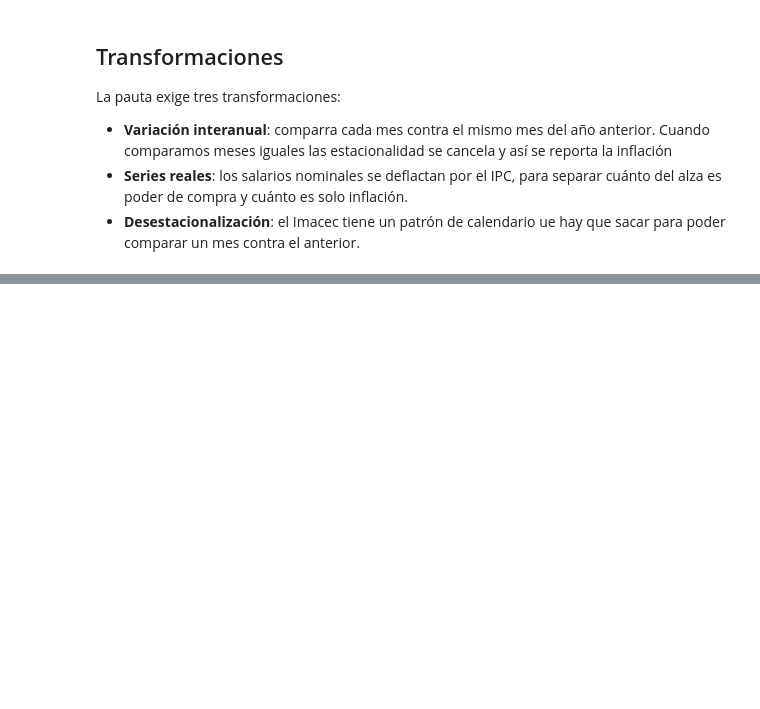
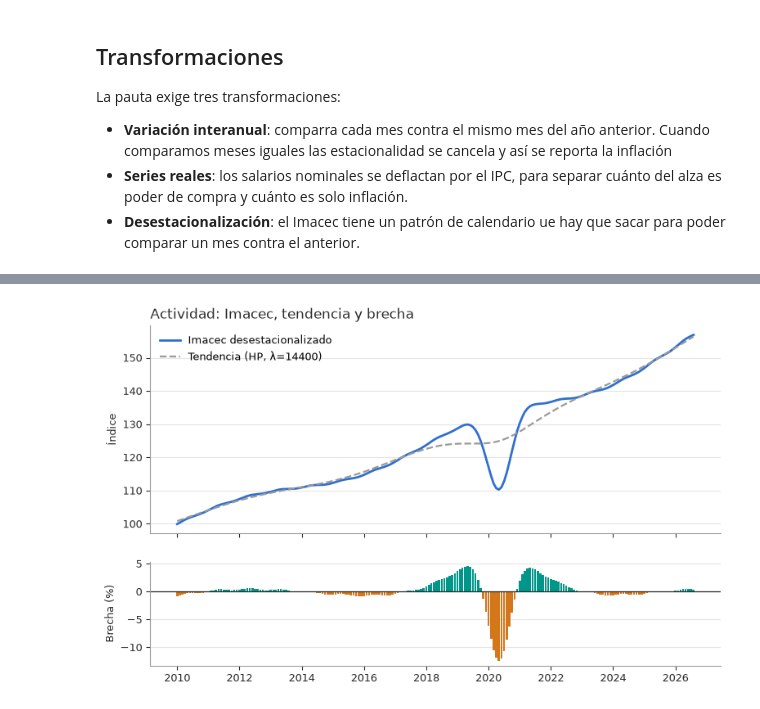
Before and after one commit to danielcornejo2/Proyecto_Economia, a Jupyter notebook: notebooks/02_analisis_coyuntura.ipynb, the cells around one changed output, grey strips where cells are left out. Cells and saved outputs as stored; diff of their text form; code cells hidden in the pictures; blank space fills up the shorter version.

```diff
--- a/notebooks/02_analisis_coyuntura.ipynb
+++ b/notebooks/02_analisis_coyuntura.ipynb
@@ -100,0 +153,36 @@ def desestacionalizar(serie):
+# %%
+# CELDA TEMPORAL datos inventados mientras no exista la base
+ciclo_falso = -0.18 * np.exp(-((t - 124) ** 2) / 40) + 0.02 * np.sin(t / 15)
+imacec_falso = 100 * np.exp(0.0022 * t) * (1 + ciclo_falso) * (1 + 0.03 * np.sin(2 * np.pi * t / 12))
+imacec_falso = pd.Series(imacec_falso, index=fechas)
+
+# 1. Se quita la estacionalidad
+imacec_sa = desestacionalizar(imacec_falso)
+
+# 2. Se aplica el filtro HP sobre 100*log, para que la brecha quede en %
+log_imacec = 100 * np.log(imacec_sa.dropna())
+ciclo, tendencia = filtro_hp(log_imacec, lamb=14400)
+
+brecha = pd.Series(ciclo, index=log_imacec.index)
+tendencia_nivel = pd.Series(np.exp(tendencia / 100), index=log_imacec.index)
+
+# 3. Dos paneles: arriba el nivel, abajo la brecha
+fig, (a1, a2) = plt.subplots(2, 1, figsize=(9, 5.4), sharex=True,
+                             gridspec_kw={"height_ratios": [2, 1], "hspace": .18})
+
+a1.plot(imacec_sa.index, imacec_sa, color=AZUL, lw=2, label="Imacec desestacionalizado")
+a1.plot(tendencia_nivel.index, tendencia_nivel, color=GRIS, lw=1.6, ls="--",
+        label="Tendencia (HP, λ=14400)")
+a1.set_title("Actividad: Imacec, tendencia y brecha", fontsize=12, color=TINTA, loc="left")
+a1.set_ylabel("Índice", fontsize=9, color=TINTA)
+estilo(a1)
+a1.legend(frameon=False, fontsize=9, loc="upper left")
+
+a2.bar(brecha.index, brecha, width=25, color=np.where(brecha >= 0, VERDE, AMBAR))
+a2.axhline(0, color=TINTA, lw=.9)
+a2.set_ylabel("Brecha (%)", fontsize=9, color=TINTA)
+estilo(a2)
+
+plt.show()
+# %% [output]
+[figure, added]
```
Also changed, not shown: parts of 6 cells of this notebook.
